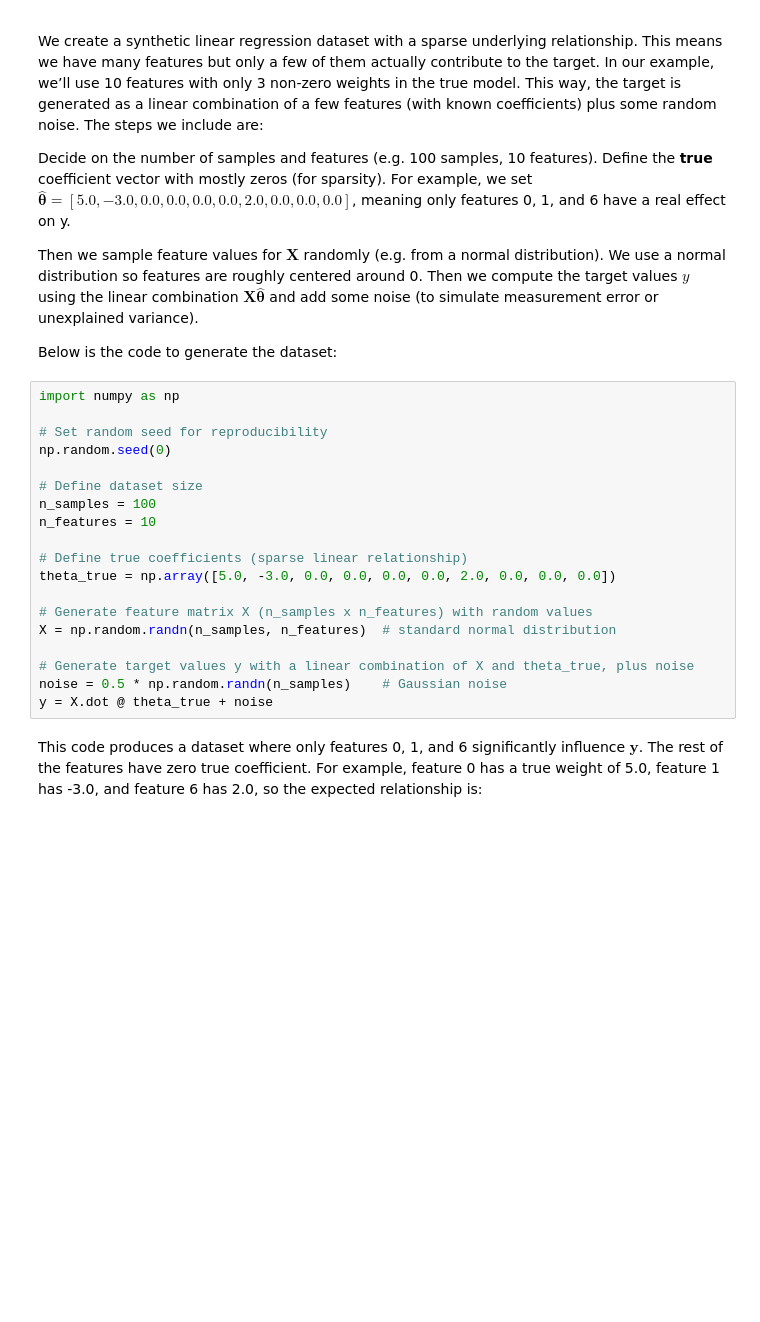
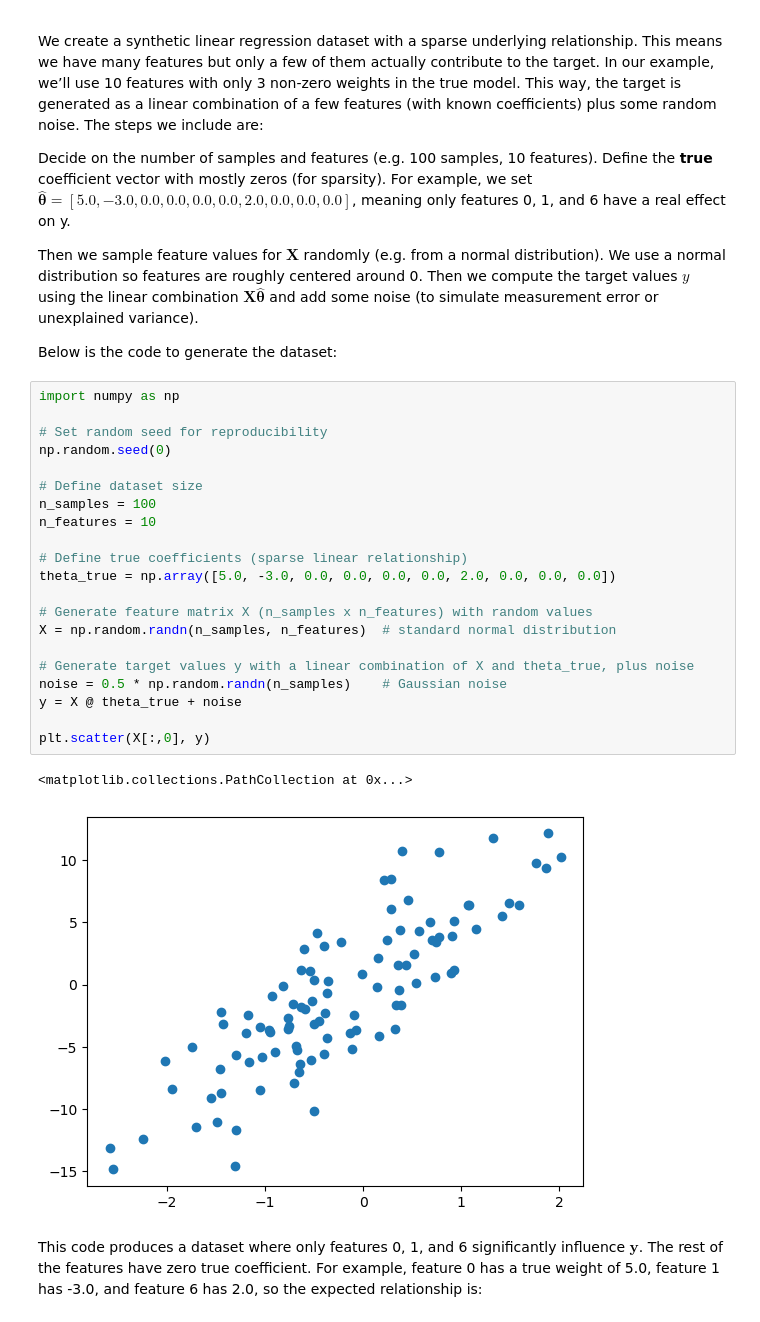
Before and after one commit to johnmagj/FYS-STK4155, a Jupyter notebook: Week37/exercises_week37.ipynb, the cells around one changed output. Drawn from its saved outputs; the diff is of its cells as text; blank space fills up the shorter version.

```diff
--- a/Week37/exercises_week37.ipynb
+++ b/Week37/exercises_week37.ipynb
@@ -252,22 +291,27 @@ Below is the code to generate the dataset:
 # %%
 import numpy as np
 
 # Set random seed for reproducibility
 np.random.seed(0)
 
 # Define dataset size
 n_samples = 100
 n_features = 10
 
 # Define true coefficients (sparse linear relationship)
 theta_true = np.array([5.0, -3.0, 0.0, 0.0, 0.0, 0.0, 2.0, 0.0, 0.0, 0.0])
 
 # Generate feature matrix X (n_samples x n_features) with random values
 X = np.random.randn(n_samples, n_features)  # standard normal distribution
 
 # Generate target values y with a linear combination of X and theta_true, plus noise
 noise = 0.5 * np.random.randn(n_samples)    # Gaussian noise
-y = X.dot @ theta_true + noise
+y = X @ theta_true + noise
+
+plt.scatter(X[:,0], y)
+# %% [output]
+<matplotlib.collections.PathCollection at 0x...>
+[figure, added]
 # %% [markdown]
 This code produces a dataset where only features 0, 1, and 6
 significantly influence $\boldsymbol{y}$. The rest of the features have zero true
```
Also changed, not shown: parts of 12 cells of this notebook.
